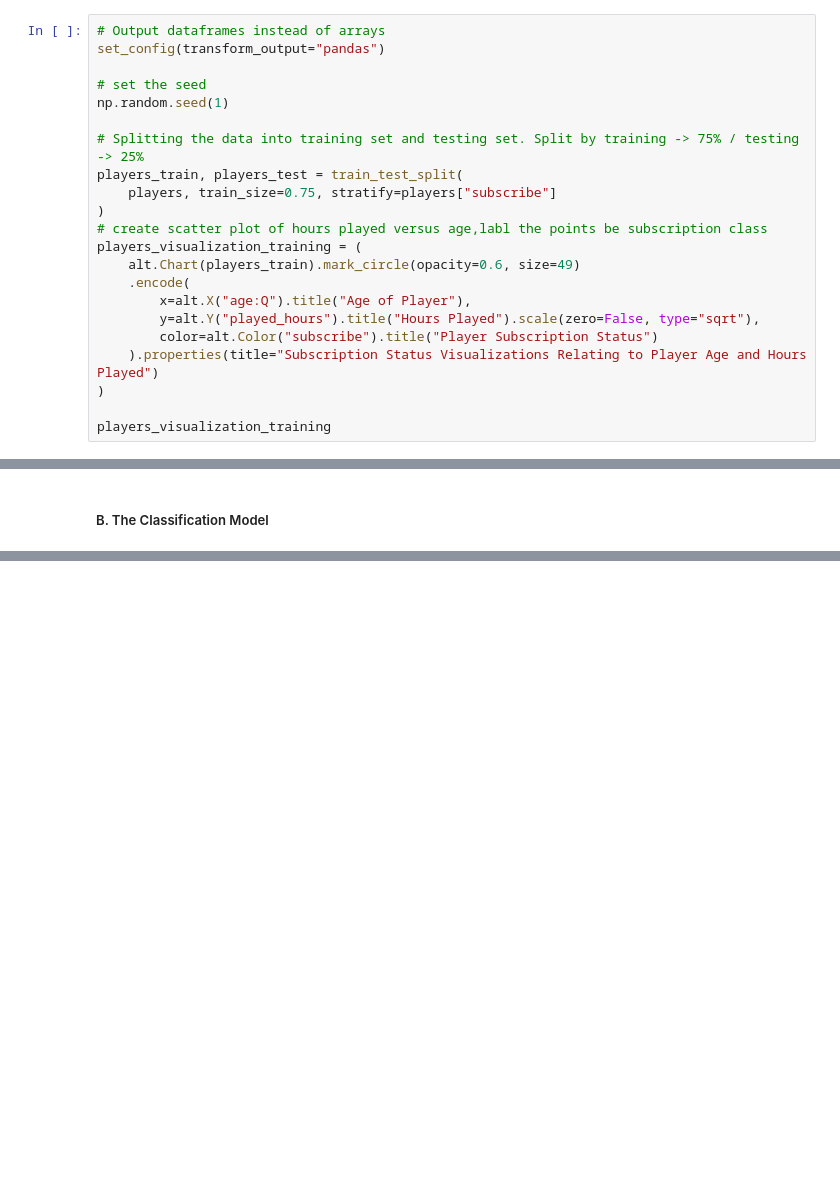
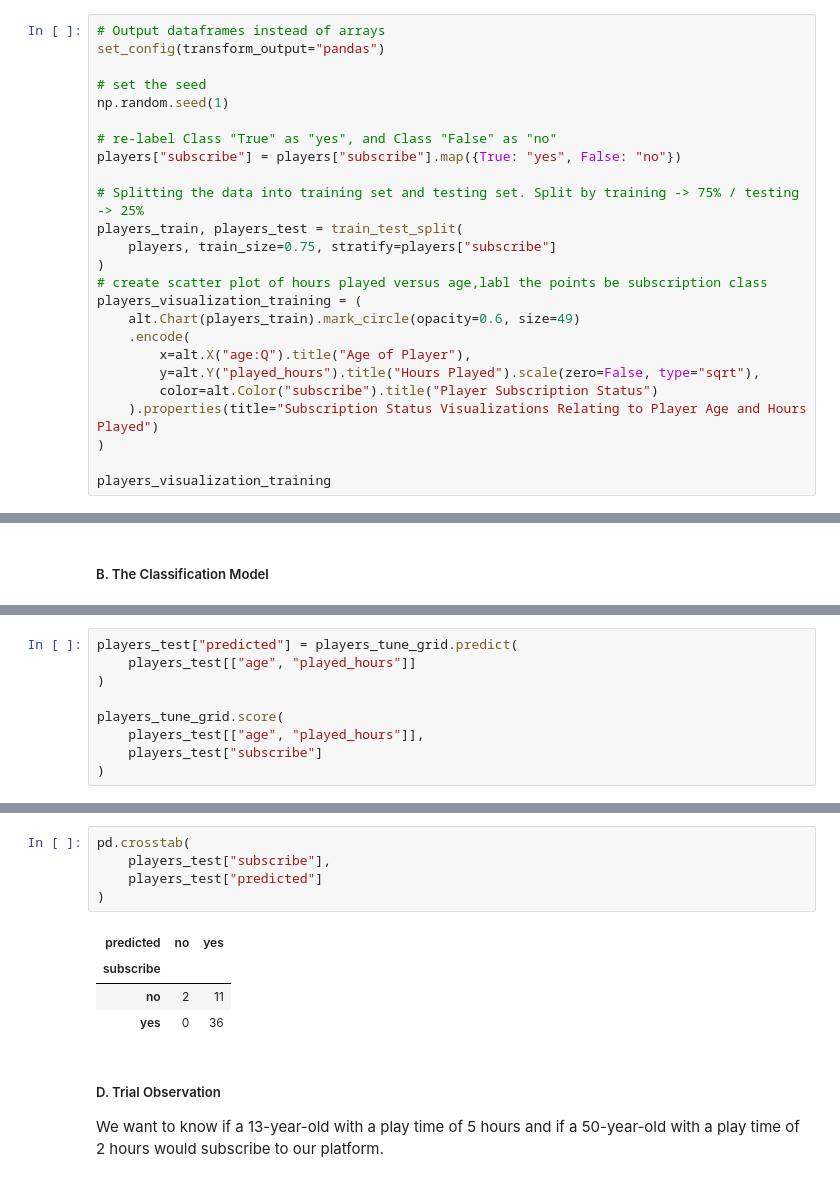
Before and after one commit to EllennaE/DSCI-100-2025W1-Group-9, a Jupyter notebook: final_draft.ipynb, the cells around one changed output, grey strips where cells are left out. Drawn from its saved outputs; the diff is of its cells as text; blank space fills up the shorter version.

Commit message:
Added Score/Precision/Recall and Sample observation
Did some more evaluations using test to discuss our model!

```diff
--- a/final_draft.ipynb
+++ b/final_draft.ipynb
@@ -162,6 +163,9 @@ set_config(transform_output="pandas")
 
 # set the seed
 np.random.seed(1)
+
+# re-label Class "True" as "yes", and Class "False" as "no"
+players["subscribe"] = players["subscribe"].map({True: "yes", False: "no"})
 
 # Splitting the data into training set and testing set. Split by training -> 75% / testing -> 25%
 players_train, players_test = train_test_split(
@@ -291,0 +298,9 @@ Pipeline(steps=[('columntransformer',
+# %%
+players_test["predicted"] = players_tune_grid.predict(
+    players_test[["age", "played_hours"]]
+)
+
+players_tune_grid.score(
+    players_test[["age", "played_hours"]],
+    players_test["subscribe"]
+)
@@ -291,0 +325,14 @@ Pipeline(steps=[('columntransformer',
+# %%
+pd.crosstab(
+    players_test["subscribe"],
+    players_test["predicted"]
+)
+# %% [output]
+| predicted | no | yes |
+| subscribe |  |  |
+| no | 2 | 11 |
+| yes | 0 | 36 |
+# %% [markdown]
+##### D. Trial Observation
+
+We want to know if a 13-year-old with a play time of 5 hours and if a 50-year-old with a play time of 2 hours would subscribe to our platform.
```
Also changed, not shown: parts of 10 cells of this notebook.
